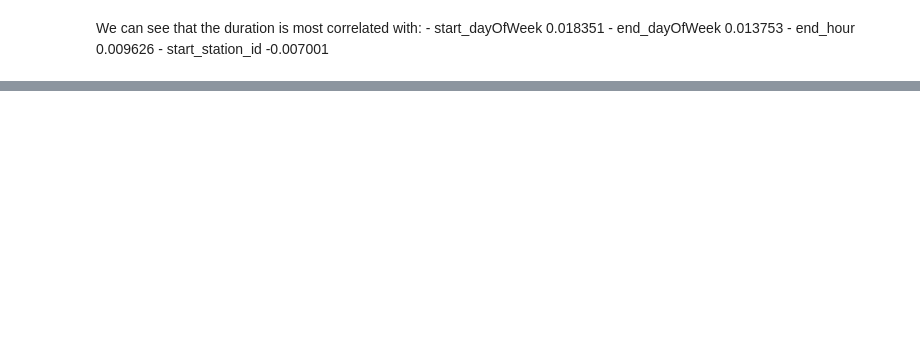
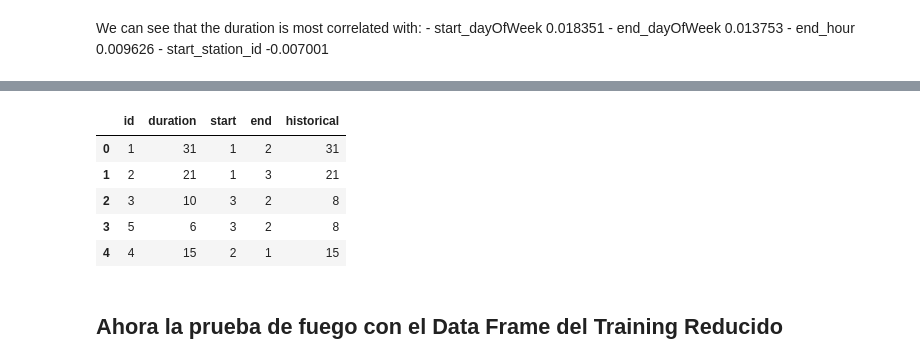
Before and after one commit to rozanecm/7506-MachineLearning, a Jupyter notebook: Notebooks/Some Analysis.ipynb, the cells around one changed output, grey strips where cells are left out. Drawn from its saved outputs; the diff is of its cells as text; code cells hidden in the pictures; blank space fills up the shorter version.

```diff
--- a/Notebooks/Some Analysis.ipynb
+++ b/Notebooks/Some Analysis.ipynb
@@ -61,0 +224,25 @@ df_duration
+# %%
+#Armamos unas listas cuyos elementos son las ID de las estaciones de llegada y salida
+#Eliminamos los repetidos
+listaStart = []
+listaEnd = []
+for i in list(dfPrueba.start.values):
+    if i not in listaStart:
+        listaStart.append(i)
+for i in list(dfPrueba.end.values):
+    if i not in listaEnd:
+        listaEnd.append(i)
+# %%
+#Creamos una Tupla de (idSalida,idLlegada,historico)
+#Armamos una lista con las tuplas.
+#No agregamos los Nan. En este caso seran las tuplas donde no existe un historico, debido a que entre esas dos estaciones
+#nunca se llevo a cabo un viaje
+listaHistorico = []
+for i in listaStart:
+    for j in listaEnd:
+        df = dfPrueba[(dfPrueba['start'] == i) & (dfPrueba['end'] == j)]
+        historico = df.duration.mean()
+        if (not(math.isnan(historico))):
+            listaHistorico.append([i,j,historico])
+
+listaHistorico
@@ -61,0 +251,17 @@ df_duration
+# %%
+starStationId = []
+endStationId = []
+historical = []
+for x in listaHistorico:
+    starStationId.append(x[0])
+    endStationId.append(x[1])
+    historical.append(x[2])
+
+data = {
+    'start' : starStationId,
+    'end' : endStationId,
+    'historical' : historical,
+}
+
+dfData = pd.DataFrame(data,columns = ['start','end','historical'])
+dfData
@@ -61,0 +274,12 @@ df_duration
+# %%
+result = pd.merge(dfPrueba,dfData,on =['start','end'],how = 'inner')
+result
+# %% [output]
+|  | id | duration | start | end | historical |
+| 0 | 1 | 31 | 1 | 2 | 31 |
+| 1 | 2 | 21 | 1 | 3 | 21 |
+| 2 | 3 | 10 | 3 | 2 | 8 |
+| 3 | 5 | 6 | 3 | 2 | 8 |
+| 4 | 4 | 15 | 2 | 1 | 15 |
+# %% [markdown]
+## Ahora la prueba de fuego con el Data Frame del Training Reducido
```
Also changed, not shown: parts of 22 cells of this notebook.
